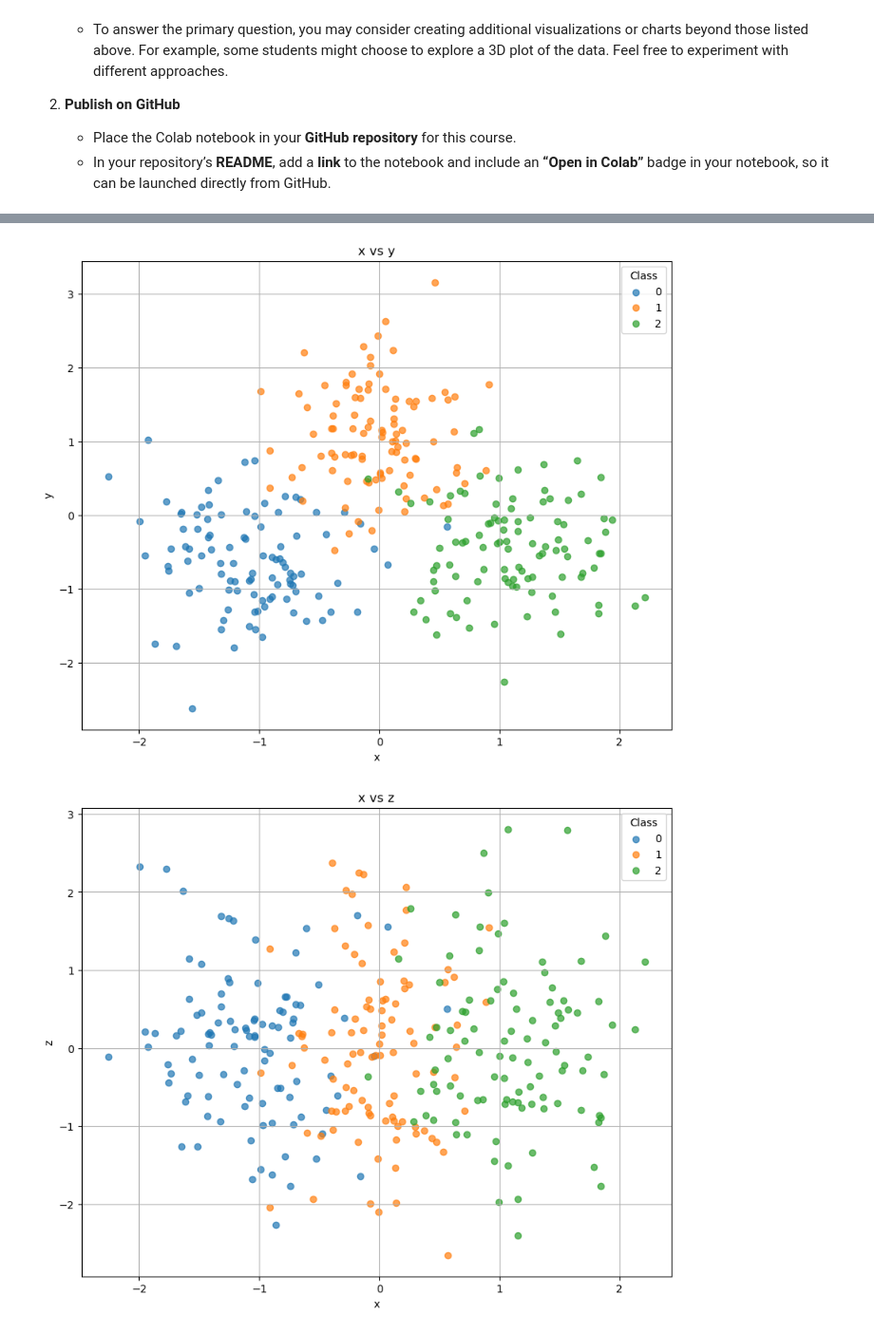
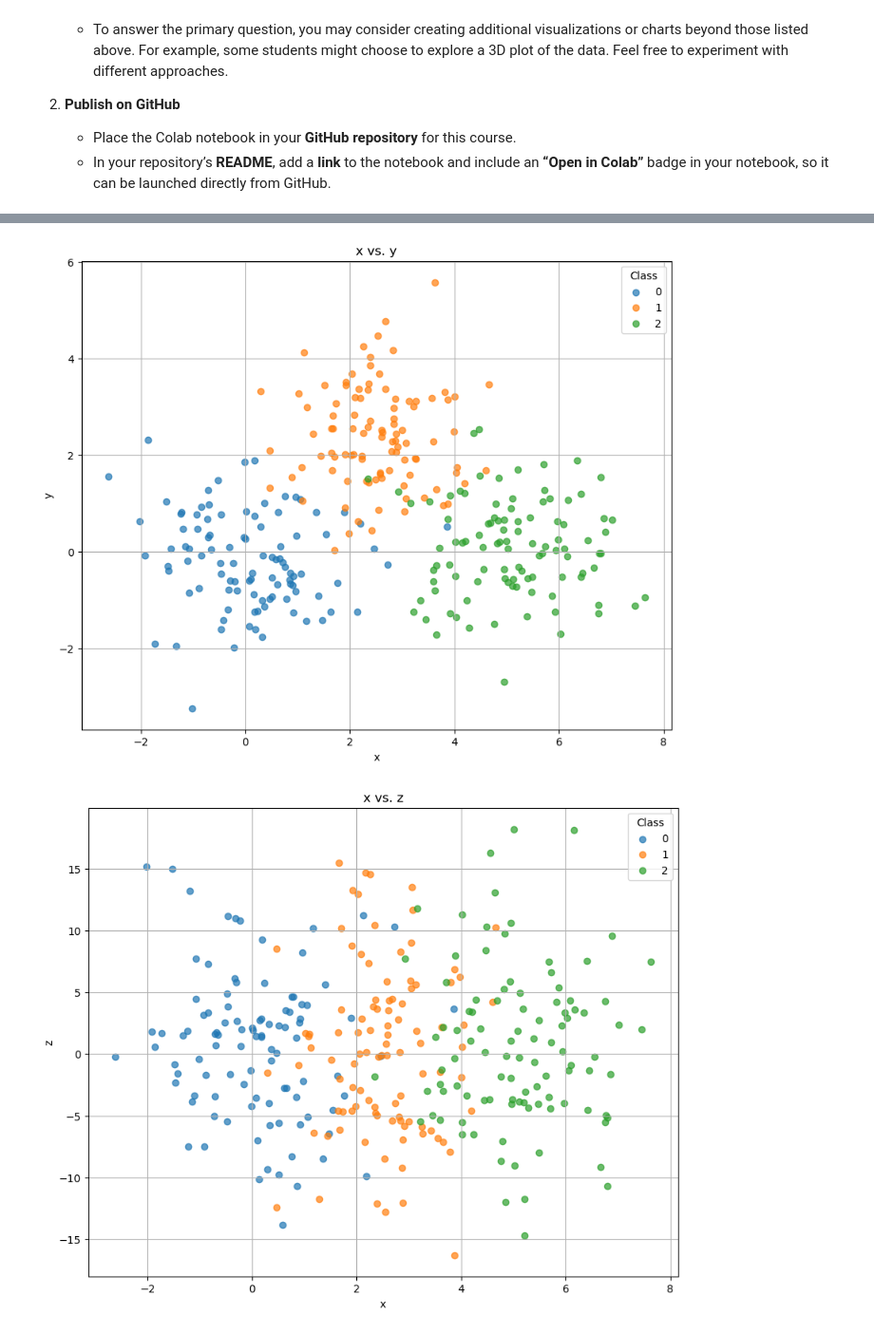
Before and after one commit to Bokocki/135UM-Homework, a Jupyter notebook: Homework01.ipynb, the cells around one changed output, grey strips where cells are left out. Shown at 95% size. Drawn from its saved outputs; the diff is of its cells as text; code cells hidden in the pictures.

```diff
--- a/Homework01.ipynb
+++ b/Homework01.ipynb
@@ -52,17 +52,16 @@ import pandas as pd
 from sklearn.decomposition import PCA
 from sklearn.preprocessing import StandardScaler
 
+# Read the data and prepare it for analysis
 data = pd.read_csv("PCA_three_clusters_data.csv")
 X = data.drop('class', axis=1)
 y = data['class']
 
+# Perform PCA on the data
 scaler = StandardScaler()
-X = scaler.fit_transform(X)
-
+X_sd = scaler.fit_transform(X)
 pca = PCA(n_components = 2)
-XV = pca.fit_transform(X)
-
-print(pca.components_)
+XV = pca.fit_transform(X_sd)
 
 # Plot the PCA results with color coding by class
 plt.figure(figsize=(10, 8))
@@ -81,11 +78,13 @@ plt.show()
 [figure]
 # %%
+# 3D plot of the data
 fig = plt.figure(figsize=(10, 8))
 ax = fig.add_subplot(projection='3d')
 for i, target_name in enumerate([0, 1, 2]):
-    ax.scatter(X[y==i, 0], X[y==i, 1], X[y==i, 2], label=target_name, alpha=0.7)
+    ax.scatter(X.loc[y==i, "x"], X.loc[y==i, "y"], X.loc[y==i, "z"], label=target_name, alpha=0.7)
 
 ax.set_xlabel('X-axis')
 ax.set_ylabel('Y-axis')
 ax.set_zlabel('Z-axis')
+ax.legend(title="Class")
 # %% [output]
@@ -94,27 +93,29 @@ Text(0.5, 0, 'Z-axis')
 # %%
+# Plot x vs. y
 plt.figure(figsize=(10, 8))
 for i, target_name in enumerate([0, 1, 2]):
-    plt.scatter(X[y==i, 0], X[y==i, 1], label=target_name, alpha=0.7)
+    plt.scatter(X.loc[y==i, "x"], X.loc[y==i, "y"], label=target_name, alpha=0.7)
 
 plt.xlabel("x")
 plt.ylabel("y")
-plt.title("x vs y")
+plt.title("x vs. y")
 plt.legend(title="Class")
 plt.grid(True)
 plt.show()
 # %% [output]
-[figure, old version]
+[figure, new version]
 # %%
+# Plot x vs. z
 plt.figure(figsize=(10, 8))
 for i, target_name in enumerate([0, 1, 2]):
-    plt.scatter(X[y==i, 0], X[y==i, 2], label=target_name, alpha=0.7)
+    plt.scatter(X.loc[y==i, "x"], X.loc[y==i, "z"], label=target_name, alpha=0.7)
 
 plt.xlabel("x")
 plt.ylabel("z")
-plt.title("x vs z")
+plt.title("x vs. z")
 plt.legend(title="Class")
 plt.grid(True)
 plt.show()
 # %% [output]
-[figure, old version]
+[figure, new version]
 # %%
```
Also changed, not shown: parts of 4 cells of this notebook.
